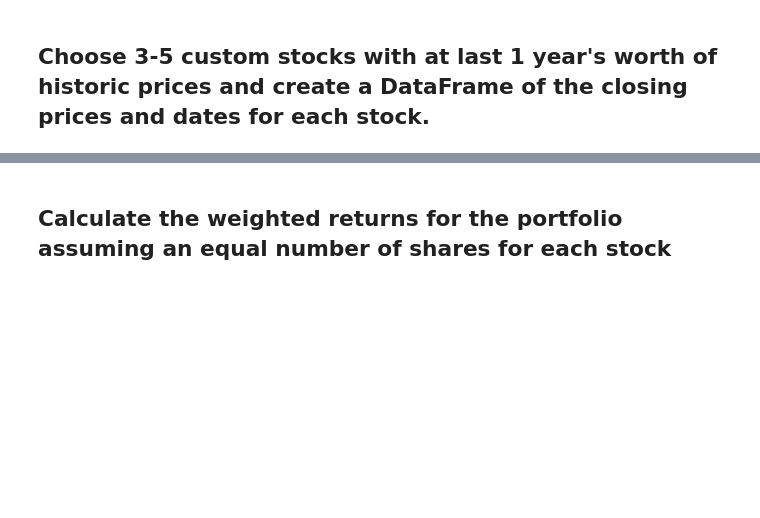
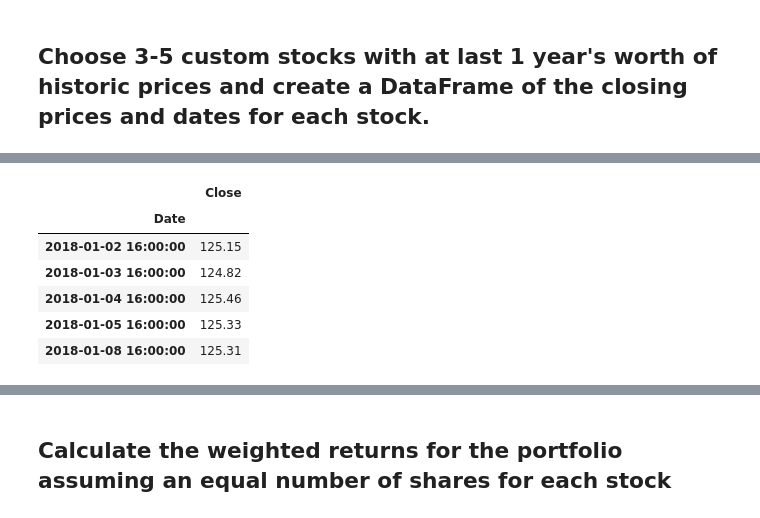
Before and after one commit to CacheKatch/quant_stats_portfolio, a Jupyter notebook: whale_analysis.ipynb, the cells around one changed output, grey strips where cells are left out. Saved outputs shown, nothing was run; the diff lists cells and outputs as text; code cells hidden in the pictures; blank space fills up the shorter version.

```diff
--- a/whale_analysis.ipynb
+++ b/whale_analysis.ipynb
@@ -436,3 +449,15 @@ In this section, you will build your own portfolio of stocks, calculate the retu
 # %%
 # Read the second stock
 # YOUR CODE HERE
+path_gld_csv = Path("Resources/2_gld_daily.csv")
+df_gld_dclose = pd.read_csv(path_gld_csv, infer_datetime_format= True, parse_dates = True, index_col= "Date")
+#df_cat_dclose.shape
+df_gld_dclose.head()
+# %% [output]
+|  | Close |
+| Date |  |
+| 2018-01-02 16:00:00 | 125.15 |
+| 2018-01-03 16:00:00 | 124.82 |
+| 2018-01-04 16:00:00 | 125.46 |
+| 2018-01-05 16:00:00 | 125.33 |
+| 2018-01-08 16:00:00 | 125.31 |
```
Also changed, not shown: parts of 9 cells of this notebook, 12 other files.
